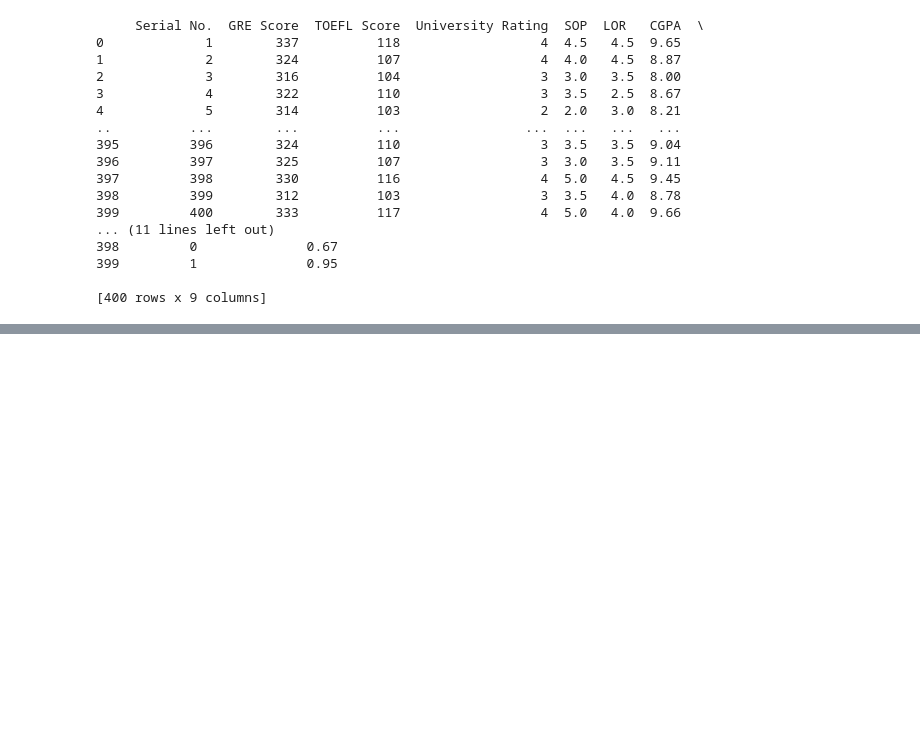
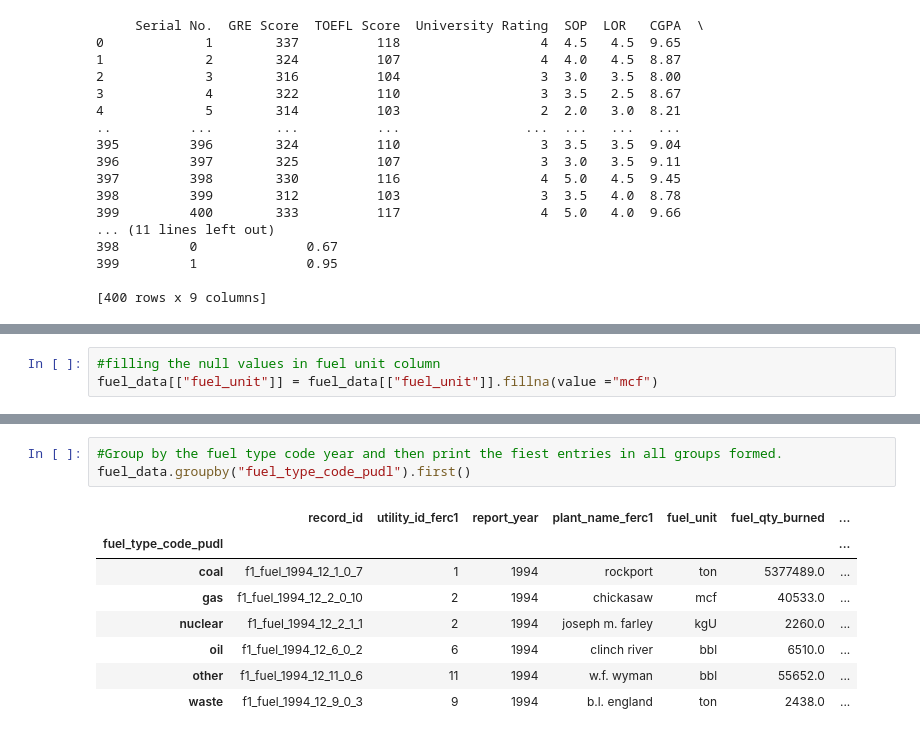
Before and after one commit to Njeri-Gitome/DS_Track, a Jupyter notebook: Data_Types_&_Data_Wrangling.ipynb, the cells around one changed output, grey strips where cells are left out. Saved outputs shown, nothing was run; the diff lists cells and outputs as text; blank space fills up the shorter version.

```diff
--- a/Data_Types_&_Data_Wrangling.ipynb
+++ b/Data_Types_&_Data_Wrangling.ipynb
@@ -69,0 +152,3 @@ df.isnull()
+# %%
+#filling the null values in fuel unit column
+fuel_data[["fuel_unit"]] = fuel_data[["fuel_unit"]].fillna(value ="mcf")
@@ -69,0 +190,12 @@ df.isnull()
+# %%
+#Group by the fuel type code year and then print the fiest entries in all groups formed.
+fuel_data.groupby("fuel_type_code_pudl").first()
+# %% [output]
+|  | record_id | utility_id_ferc1 | report_year | plant_name_ferc1 | fuel_unit | fuel_qty_burned | ... |
+| fuel_type_code_pudl |  |  |  |  |  |  | ... |
+| coal | f1_fuel_1994_12_1_0_7 | 1 | 1994 | rockport | ton | 5377489.0 | ... |
+| gas | f1_fuel_1994_12_2_0_10 | 2 | 1994 | chickasaw | mcf | 40533.0 | ... |
+| nuclear | f1_fuel_1994_12_2_1_1 | 2 | 1994 | joseph m. farley | kgU | 2260.0 | ... |
+| oil | f1_fuel_1994_12_6_0_2 | 6 | 1994 | clinch river | bbl | 6510.0 | ... |
+| other | f1_fuel_1994_12_11_0_6 | 11 | 1994 | w.f. wyman | bbl | 55652.0 | ... |
+| waste | f1_fuel_1994_12_9_0_3 | 9 | 1994 | b.l. england | ton | 2438.0 | ... |
```
Also changed, not shown: parts of 16 cells of this notebook.
